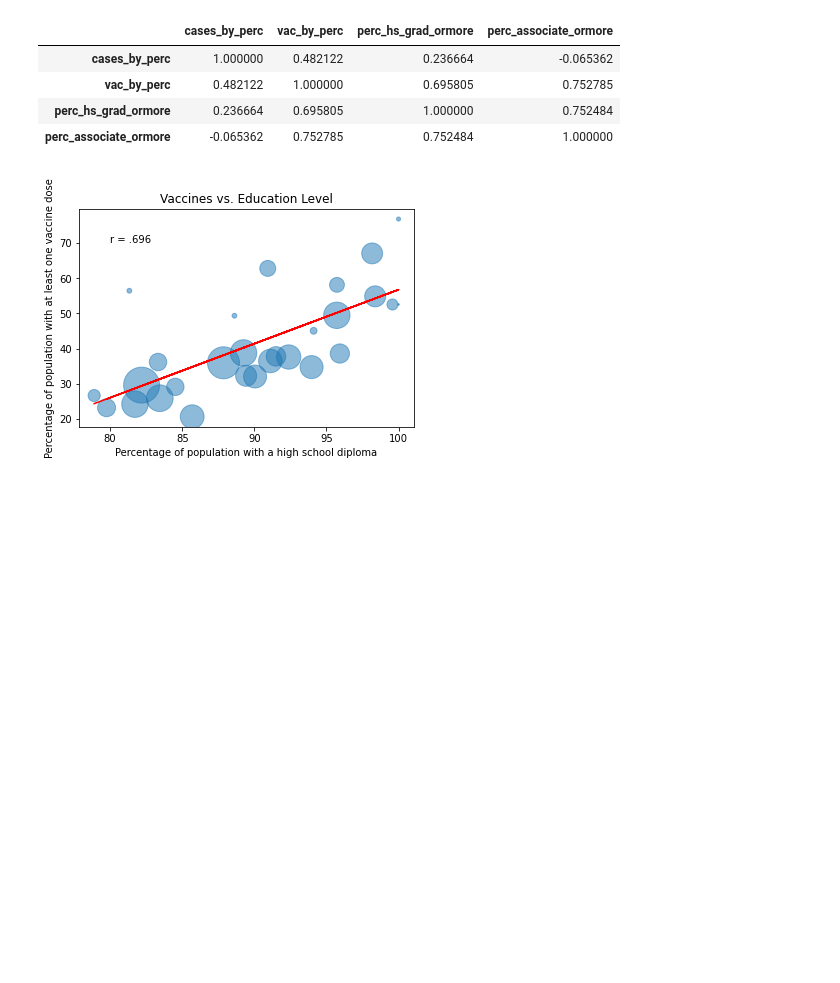
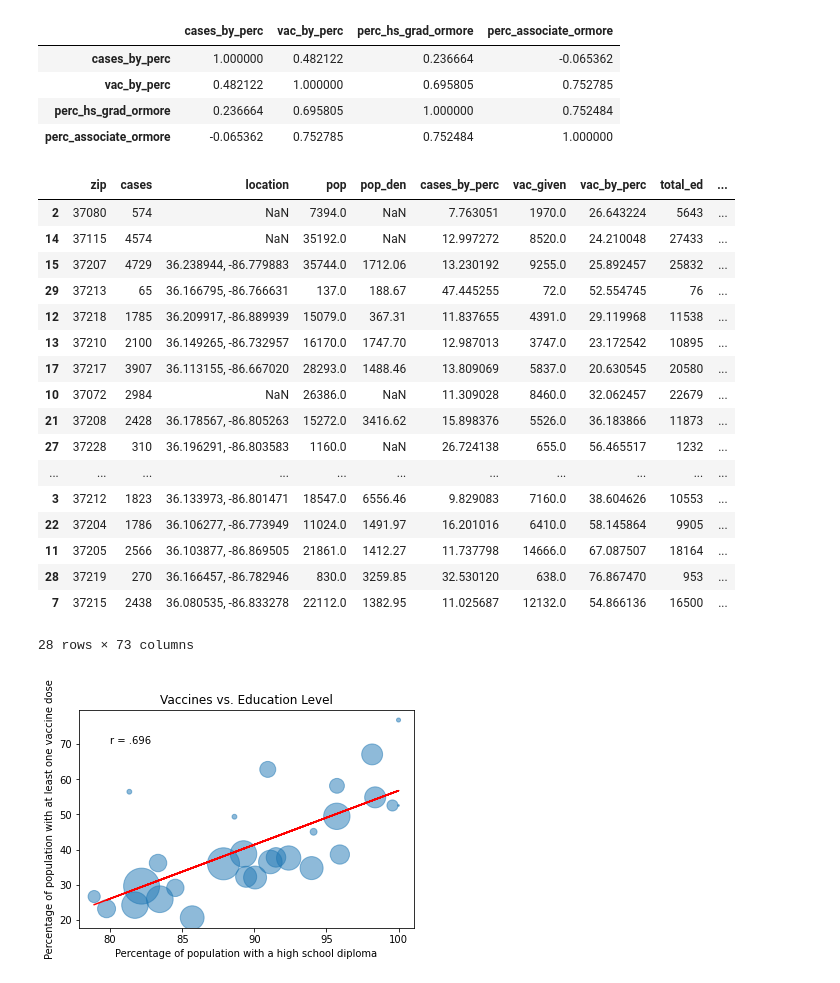
Before and after one commit to ryanhilber93/nash-covid-cases-vaccines-hot_chickens, a Jupyter notebook: hilber_notebook.ipynb, the cells around one changed output. Saved outputs shown, nothing was run; the diff lists cells and outputs as text; code cells hidden in the pictures; blank space fills up the shorter version.

```diff
--- a/hilber_notebook.ipynb
+++ b/hilber_notebook.ipynb
@@ -421,6 +421,27 @@ df_all_2[['cases_by_perc', 'vac_by_perc', 'perc_hs_grad_ormore', 'perc_associate
 | vac_by_perc | 0.482122 | 1.000000 | 0.695805 | 0.752785 |
 | perc_hs_grad_ormore | 0.236664 | 0.695805 | 1.000000 | 0.752484 |
 | perc_associate_ormore | -0.065362 | 0.752785 | 0.752484 | 1.000000 |
+# %%
+df_all_2
+# %% [output]
+|  | zip | cases | location | pop | pop_den | cases_by_perc | vac_given | vac_by_perc | total_ed | ... |
+| 2 | 37080 | 574 | NaN | 7394.0 | NaN | 7.763051 | 1970.0 | 26.643224 | 5643 | ... |
+| 14 | 37115 | 4574 | NaN | 35192.0 | NaN | 12.997272 | 8520.0 | 24.210048 | 27433 | ... |
+| 15 | 37207 | 4729 | 36.238944, -86.779883 | 35744.0 | 1712.06 | 13.230192 | 9255.0 | 25.892457 | 25832 | ... |
+| 29 | 37213 | 65 | 36.166795, -86.766631 | 137.0 | 188.67 | 47.445255 | 72.0 | 52.554745 | 76 | ... |
+| 12 | 37218 | 1785 | 36.209917, -86.889939 | 15079.0 | 367.31 | 11.837655 | 4391.0 | 29.119968 | 11538 | ... |
+| 13 | 37210 | 2100 | 36.149265, -86.732957 | 16170.0 | 1747.70 | 12.987013 | 3747.0 | 23.172542 | 10895 | ... |
+| 17 | 37217 | 3907 | 36.113155, -86.667020 | 28293.0 | 1488.46 | 13.809069 | 5837.0 | 20.630545 | 20580 | ... |
+| 10 | 37072 | 2984 | NaN | 26386.0 | NaN | 11.309028 | 8460.0 | 32.062457 | 22679 | ... |
+| 21 | 37208 | 2428 | 36.178567, -86.805263 | 15272.0 | 3416.62 | 15.898376 | 5526.0 | 36.183866 | 11873 | ... |
+| 27 | 37228 | 310 | 36.196291, -86.803583 | 1160.0 | NaN | 26.724138 | 655.0 | 56.465517 | 1232 | ... |
+| ... | ... | ... | ... | ... | ... | ... | ... | ... | ... | ... |
+| 3 | 37212 | 1823 | 36.133973, -86.801471 | 18547.0 | 6556.46 | 9.829083 | 7160.0 | 38.604626 | 10553 | ... |
+| 22 | 37204 | 1786 | 36.106277, -86.773949 | 11024.0 | 1491.97 | 16.201016 | 6410.0 | 58.145864 | 9905 | ... |
+| 11 | 37205 | 2566 | 36.103877, -86.869505 | 21861.0 | 1412.27 | 11.737798 | 14666.0 | 67.087507 | 18164 | ... |
+| 28 | 37219 | 270 | 36.166457, -86.782946 | 830.0 | 3259.85 | 32.530120 | 638.0 | 76.867470 | 953 | ... |
+| 7 | 37215 | 2438 | 36.080535, -86.833278 | 22112.0 | 1382.95 | 11.025687 | 12132.0 | 54.866136 | 16500 | ... |
+28 rows × 73 columns
 # %%
 a = df_all_2['pop']
 plt.scatter('perc_hs_grad_ormore', 'vac_by_perc', marker='o', data=df_all_2, s=a/50, alpha=.5)
```
Also changed, not shown: parts of 19 cells of this notebook, 6 other files.
